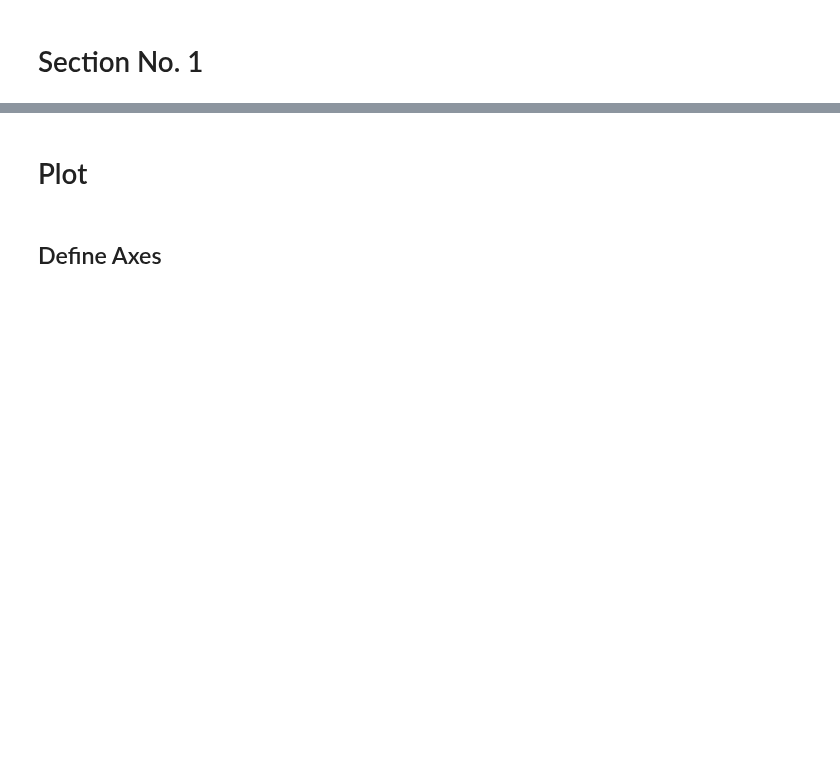
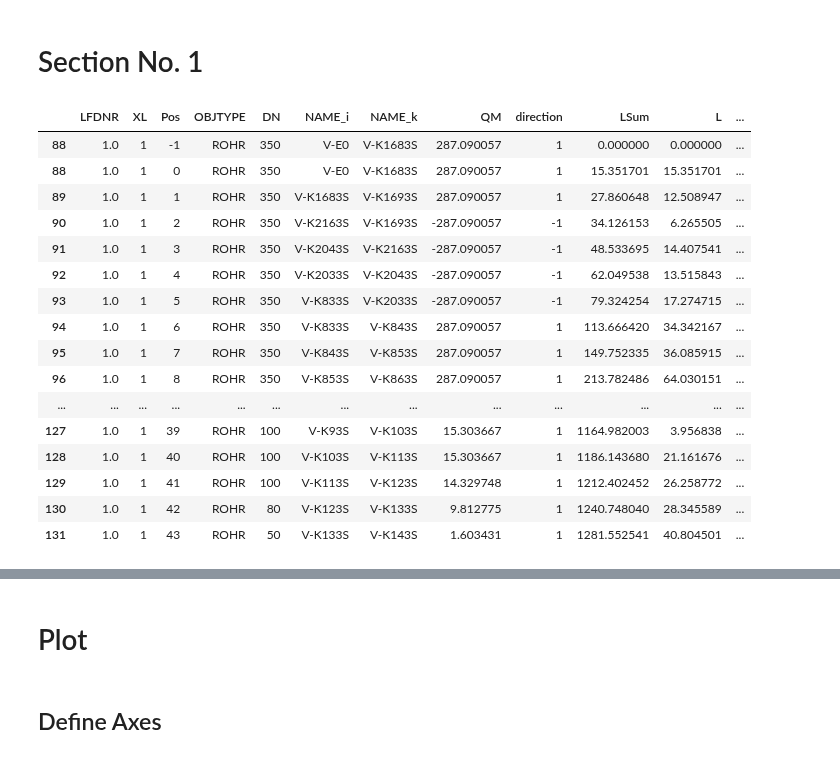
Before and after one commit to 3SConsult/PT3S, a Jupyter notebook: docs/Example3.ipynb, the cells around one changed output, grey strips where cells are left out. Saved outputs shown, nothing was run; the diff lists cells and outputs as text; code cells hidden in the pictures; blank space fills up the shorter version.

```diff
--- a/docs/Example3.ipynb
+++ b/docs/Example3.ipynb
@@ -134,17 +155,35 @@ m.V3_AGSN.columns.to_list()
 # %%
 dfAGSN=m.V3_AGSN[
     (m.V3_AGSN['LFDNR']==1)
     &
     (m.V3_AGSN['XL']==1)
 ]
 colsAGSNBase=['LFDNR','XL','Pos']+['OBJTYPE'
-                                   ,'OBJID'
+                                   #,'OBJID'
                                    ,'DN'
                                    #,'Am2','Vm3'
                                    #,'NAME_CONT'
-                                   ,'NAME_i','NAME_k']+['QM','direction']+['L','LSum']
+                                   ,'NAME_i','NAME_k']+['QM','direction']+['LSum']
 
-#dfAGSN[colsAGSNBase+['nextNODE','PH_n']]
+dfAGSN[colsAGSNBase+['L','nextNODE','PH_n']]
+# %% [output]
+|  | LFDNR | XL | Pos | OBJTYPE | DN | NAME_i | NAME_k | QM | direction | LSum | L | ... |
+| 88 | 1.0 | 1 | -1 | ROHR | 350 | V-E0 | V-K1683S | 287.090057 | 1 | 0.000000 | 0.000000 | ... |
+| 88 | 1.0 | 1 | 0 | ROHR | 350 | V-E0 | V-K1683S | 287.090057 | 1 | 15.351701 | 15.351701 | ... |
+| 89 | 1.0 | 1 | 1 | ROHR | 350 | V-K1683S | V-K1693S | 287.090057 | 1 | 27.860648 | 12.508947 | ... |
+| 90 | 1.0 | 1 | 2 | ROHR | 350 | V-K2163S | V-K1693S | -287.090057 | -1 | 34.126153 | 6.265505 | ... |
+| 91 | 1.0 | 1 | 3 | ROHR | 350 | V-K2043S | V-K2163S | -287.090057 | -1 | 48.533695 | 14.407541 | ... |
+| 92 | 1.0 | 1 | 4 | ROHR | 350 | V-K2033S | V-K2043S | -287.090057 | -1 | 62.049538 | 13.515843 | ... |
+| 93 | 1.0 | 1 | 5 | ROHR | 350 | V-K833S | V-K2033S | -287.090057 | -1 | 79.324254 | 17.274715 | ... |
+| 94 | 1.0 | 1 | 6 | ROHR | 350 | V-K833S | V-K843S | 287.090057 | 1 | 113.666420 | 34.342167 | ... |
+| 95 | 1.0 | 1 | 7 | ROHR | 350 | V-K843S | V-K853S | 287.090057 | 1 | 149.752335 | 36.085915 | ... |
+| 96 | 1.0 | 1 | 8 | ROHR | 350 | V-K853S | V-K863S | 287.090057 | 1 | 213.782486 | 64.030151 | ... |
+| ... | ... | ... | ... | ... | ... | ... | ... | ... | ... | ... | ... | ... |
+| 127 | 1.0 | 1 | 39 | ROHR | 100 | V-K93S | V-K103S | 15.303667 | 1 | 1164.982003 | 3.956838 | ... |
+| 128 | 1.0 | 1 | 40 | ROHR | 100 | V-K103S | V-K113S | 15.303667 | 1 | 1186.143680 | 21.161676 | ... |
+| 129 | 1.0 | 1 | 41 | ROHR | 100 | V-K113S | V-K123S | 14.329748 | 1 | 1212.402452 | 26.258772 | ... |
+| 130 | 1.0 | 1 | 42 | ROHR | 80 | V-K123S | V-K133S | 9.812775 | 1 | 1240.748040 | 28.345589 | ... |
+| 131 | 1.0 | 1 | 43 | ROHR | 50 | V-K133S | V-K143S | 1.603431 | 1 | 1281.552541 | 40.804501 | ... |
 # %%
 dfAGSNRL=m.V3_AGSN[
     (m.V3_AGSN['LFDNR']==1)
```
Also changed, not shown: parts of 47 cells of this notebook, 31 other files.
